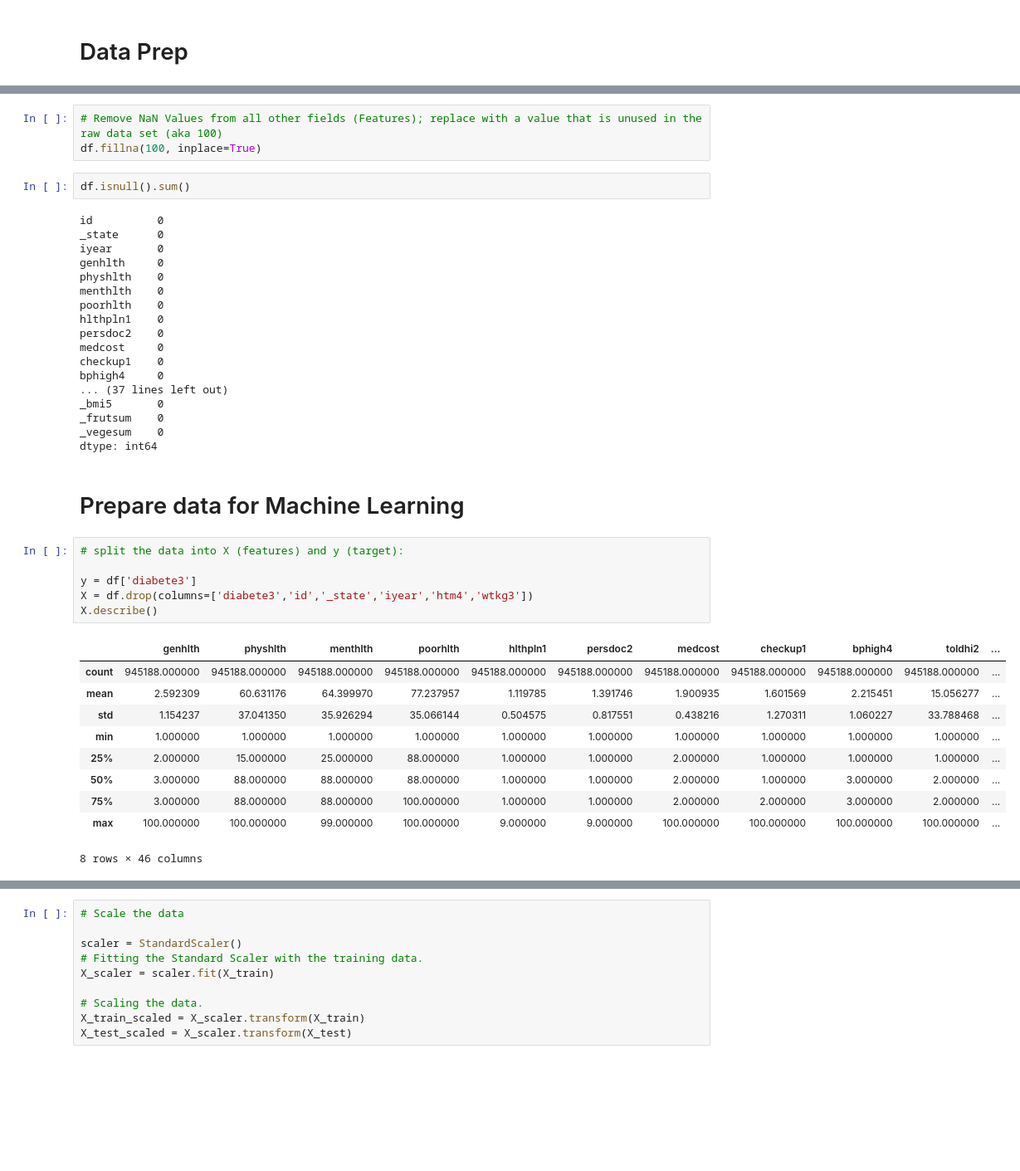
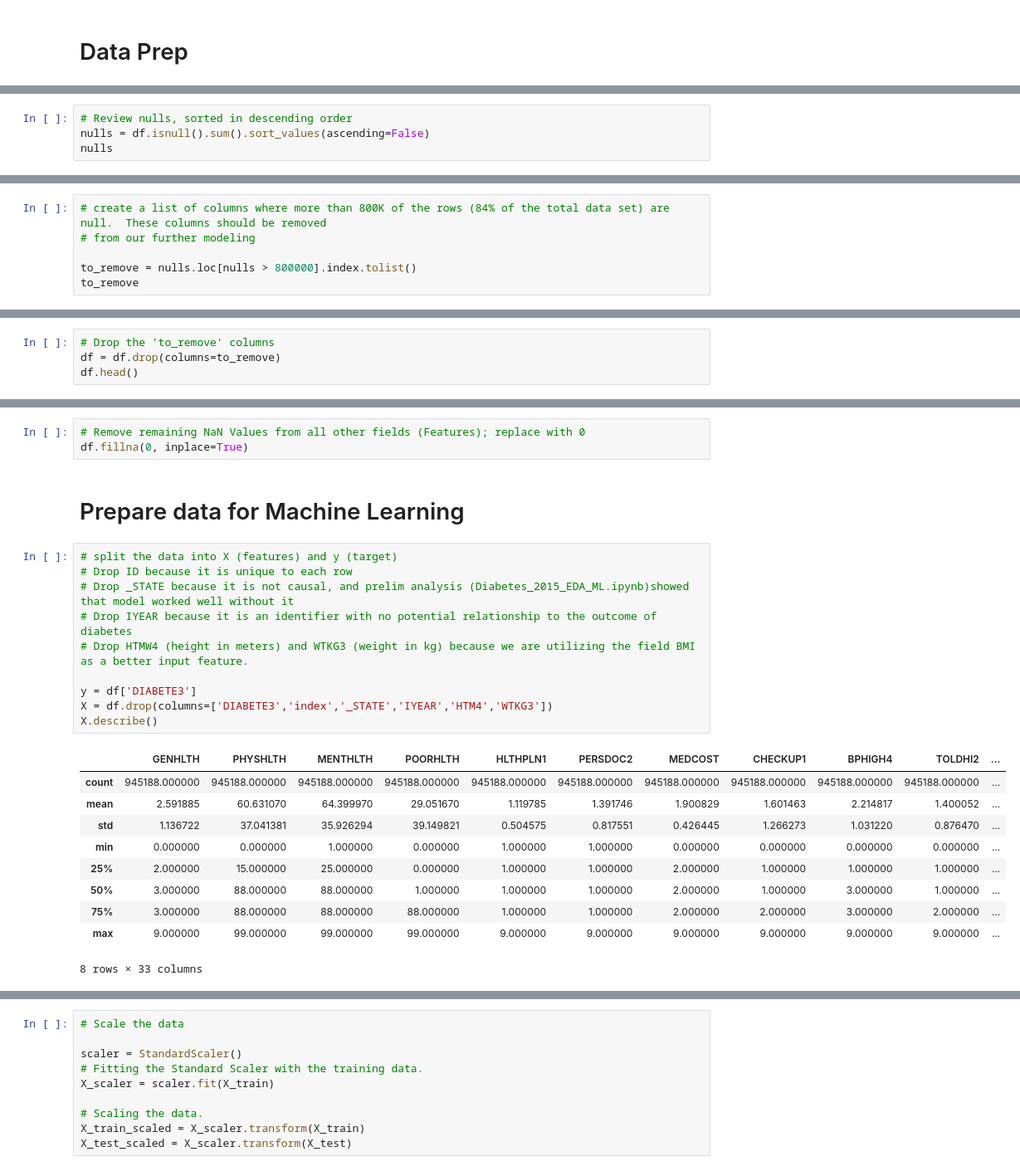
Before and after one commit to tbug-szoke/diabetes, a Jupyter notebook: Diabetes_ML_Model.ipynb, the cells around one changed output, grey strips where cells are left out. Shown at 83% size. Drawn from its saved outputs; the diff is of its cells as text; blank space fills up the shorter version.

```diff
--- a/Diabetes_ML_Model.ipynb
+++ b/Diabetes_ML_Model.ipynb
@@ -62,0 +62,4 @@ dtype: int64
+# %%
+# Review nulls, sorted in descending order
+nulls = df.isnull().sum().sort_values(ascending=False)
+nulls
@@ -62,0 +84,6 @@ dtype: int64
+# %%
+# create a list of columns where more than 800K of the rows (84% of the total data set) are null.  These columns should be removed
+# from our further modeling
+
+to_remove = nulls.loc[nulls > 800000].index.tolist()
+to_remove
@@ -62,0 +104,4 @@ dtype: int64
+# %%
+# Drop the 'to_remove' columns
+df = df.drop(columns=to_remove)
+df.head()
@@ -63,45 +116,29 @@ dtype: int64
 # %%
-# Remove NaN Values from all other fields (Features); replace with a value that is unused in the raw data set (aka 100)
-df.fillna(100, inplace=True)
+# Remove remaining NaN Values from all other fields (Features); replace with 0
+df.fillna(0, inplace=True)
-# %%
-df.isnull().sum()
-# %% [output]
-id          0
-_state      0
-iyear       0
-genhlth     0
-physhlth    0
-menthlth    0
-poorhlth    0
-hlthpln1    0
-persdoc2    0
-medcost     0
-checkup1    0
-bphigh4     0
-... (37 lines left out)
-_bmi5       0
-_frutsum    0
-_vegesum    0
-dtype: int64
 # %% [markdown]
 # Prepare data for Machine Learning
 # %%
-# split the data into X (features) and y (target):
+# split the data into X (features) and y (target)
+# Drop ID because it is unique to each row
+# Drop _STATE because it is not causal, and prelim analysis (Diabetes_2015_EDA_ML.ipynb)showed that model worked well without it
+# Drop IYEAR because it is an identifier with no potential relationship to the outcome of diabetes
+# Drop HTMW4 (height in meters) and WTKG3 (weight in kg) because we are utilizing the field BMI as a better input feature.
 
-y = df['diabete3']
-X = df.drop(columns=['diabete3','id','_state','iyear','htm4','wtkg3'])
+y = df['DIABETE3']
+X = df.drop(columns=['DIABETE3','index','_STATE','IYEAR','HTM4','WTKG3'])
 X.describe()
 # %% [output]
-|  | genhlth | physhlth | menthlth | poorhlth | hlthpln1 | persdoc2 | medcost | checkup1 | bphigh4 | toldhi2 | ... |
+|  | GENHLTH | PHYSHLTH | MENTHLTH | POORHLTH | HLTHPLN1 | PERSDOC2 | MEDCOST | CHECKUP1 | BPHIGH4 | TOLDHI2 | ... |
 | count | 945188.000000 | 945188.000000 | 945188.000000 | 945188.000000 | 945188.000000 | 945188.000000 | 945188.000000 | 945188.000000 | 945188.000000 | 945188.000000 | ... |
-| mean | 2.592309 | 60.631176 | 64.399970 | 77.237957 | 1.119785 | 1.391746 | 1.900935 | 1.601569 | 2.215451 | 15.056277 | ... |
-| std | 1.154237 | 37.041350 | 35.926294 | 35.066144 | 0.504575 | 0.817551 | 0.438216 | 1.270311 | 1.060227 | 33.788468 | ... |
-| min | 1.000000 | 1.000000 | 1.000000 | 1.000000 | 1.000000 | 1.000000 | 1.000000 | 1.000000 | 1.000000 | 1.000000 | ... |
-| 25% | 2.000000 | 15.000000 | 25.000000 | 88.000000 | 1.000000 | 1.000000 | 2.000000 | 1.000000 | 1.000000 | 1.000000 | ... |
-| 50% | 3.000000 | 88.000000 | 88.000000 | 88.000000 | 1.000000 | 1.000000 | 2.000000 | 1.000000 | 3.000000 | 2.000000 | ... |
-| 75% | 3.000000 | 88.000000 | 88.000000 | 100.000000 | 1.000000 | 1.000000 | 2.000000 | 2.000000 | 3.000000 | 2.000000 | ... |
-| max | 100.000000 | 100.000000 | 99.000000 | 100.000000 | 9.000000 | 9.000000 | 100.000000 | 100.000000 | 100.000000 | 100.000000 | ... |
+| mean | 2.591885 | 60.631070 | 64.399970 | 29.051670 | 1.119785 | 1.391746 | 1.900829 | 1.601463 | 2.214817 | 1.400052 | ... |
+| std | 1.136722 | 37.041381 | 35.926294 | 39.149821 | 0.504575 | 0.817551 | 0.426445 | 1.266273 | 1.031220 | 0.876470 | ... |
+| min | 0.000000 | 0.000000 | 1.000000 | 0.000000 | 1.000000 | 1.000000 | 0.000000 | 0.000000 | 0.000000 | 0.000000 | ... |
+| 25% | 2.000000 | 15.000000 | 25.000000 | 0.000000 | 1.000000 | 1.000000 | 2.000000 | 1.000000 | 1.000000 | 1.000000 | ... |
+| 50% | 3.000000 | 88.000000 | 88.000000 | 1.000000 | 1.000000 | 1.000000 | 2.000000 | 1.000000 | 3.000000 | 1.000000 | ... |
+| 75% | 3.000000 | 88.000000 | 88.000000 | 88.000000 | 1.000000 | 1.000000 | 2.000000 | 2.000000 | 3.000000 | 2.000000 | ... |
+| max | 9.000000 | 99.000000 | 99.000000 | 99.000000 | 9.000000 | 9.000000 | 9.000000 | 9.000000 | 9.000000 | 9.000000 | ... |
-8 rows × 46 columns
+8 rows × 33 columns
 # %%
 # check balance of target column
 y.value_counts()
```
Also changed, not shown: parts of 36 cells of this notebook.
